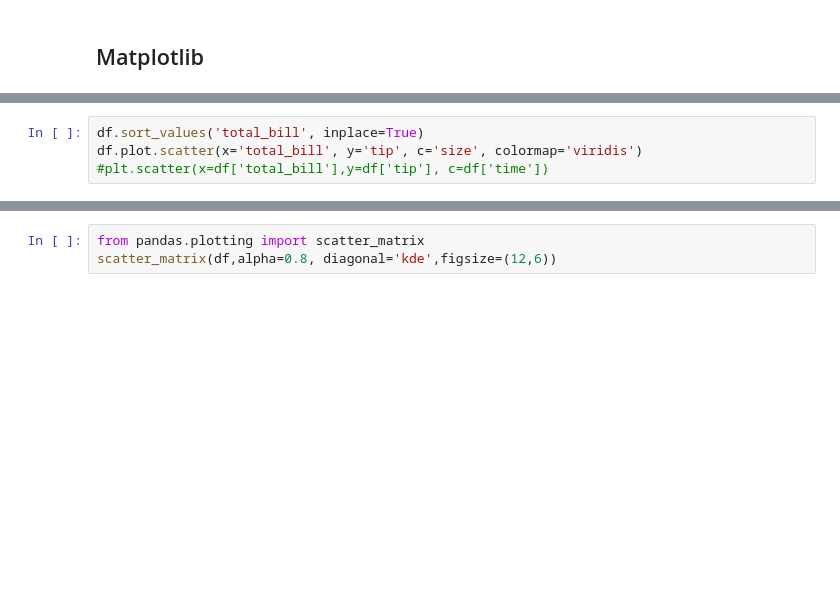
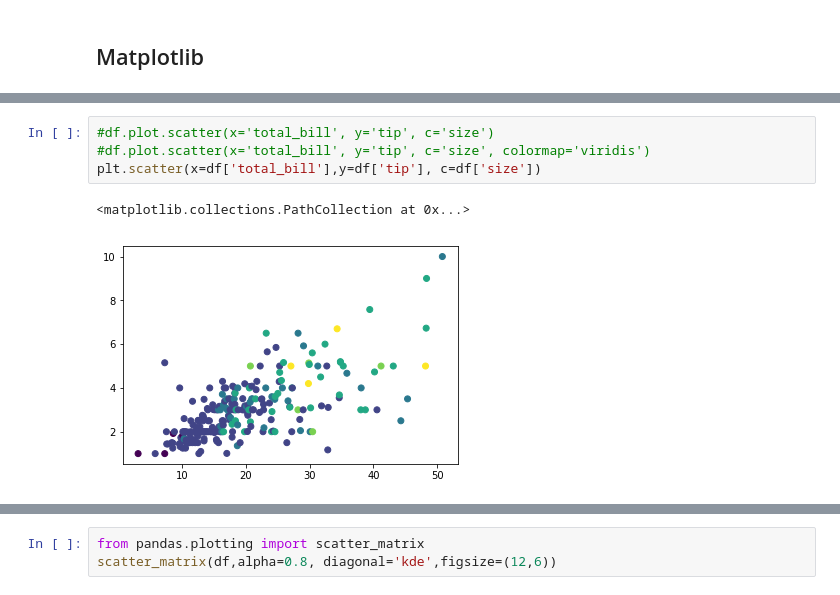
Before and after one commit to praveengurrapu/MLCourse, a Jupyter notebook: visualization/Visualization.ipynb, the cells around one changed output, grey strips where cells are left out. Saved outputs shown, nothing was run; the diff lists cells and outputs as text; blank space fills up the shorter version.

```diff
--- a/visualization/Visualization.ipynb
+++ b/visualization/Visualization.ipynb
@@ -52,7 +65,10 @@ df.sort_values('total_bill').plot(x='total_bill',y='tip')
 # %%
-df.sort_values('total_bill', inplace=True)
-df.plot.scatter(x='total_bill', y='tip', c='size', colormap='viridis')
-#plt.scatter(x=df['total_bill'],y=df['tip'], c=df['time'])
+#df.plot.scatter(x='total_bill', y='tip', c='size')
+#df.plot.scatter(x='total_bill', y='tip', c='size', colormap='viridis')
+plt.scatter(x=df['total_bill'],y=df['tip'], c=df['size'])
+# %% [output]
+<matplotlib.collections.PathCollection at 0x...>
+[figure, added]
 # %%
 #df.loc[:,['tip','size']].plot(kind='bar')
 df.loc[:,['tip','total_bill']].plot.barh(stacked=True)
```
Also changed, not shown: parts of 12 cells of this notebook.
